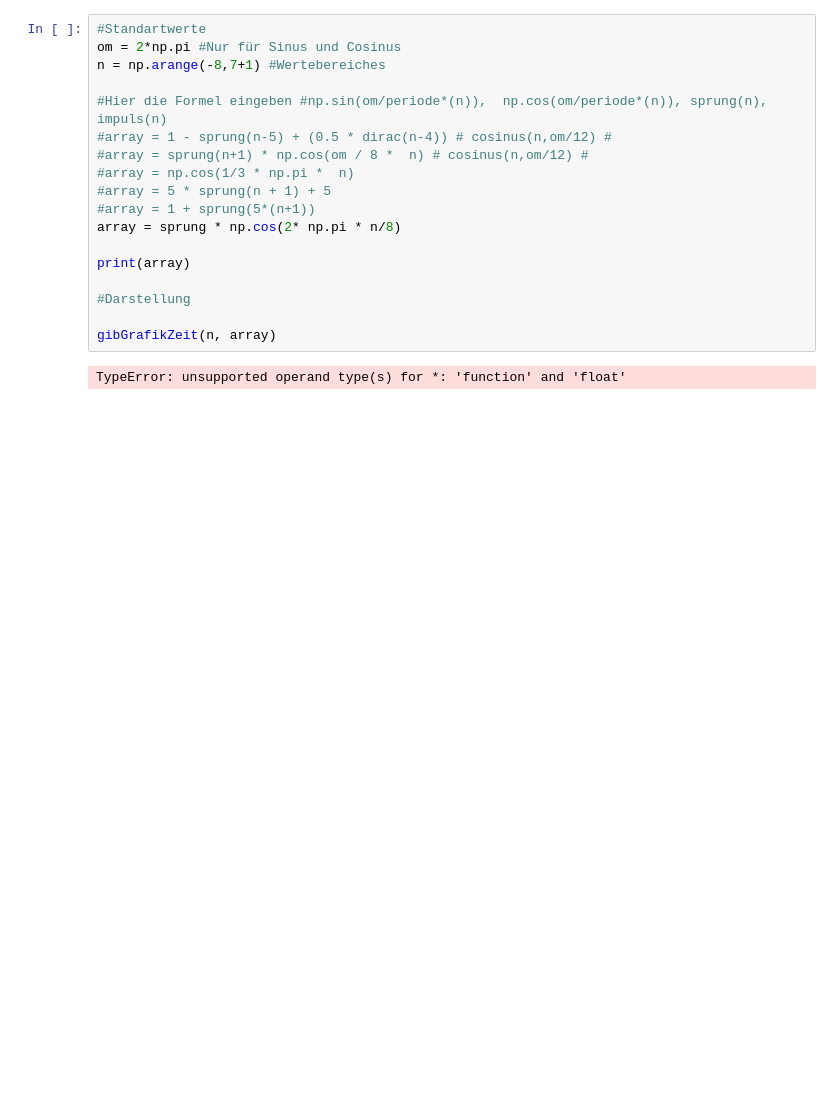
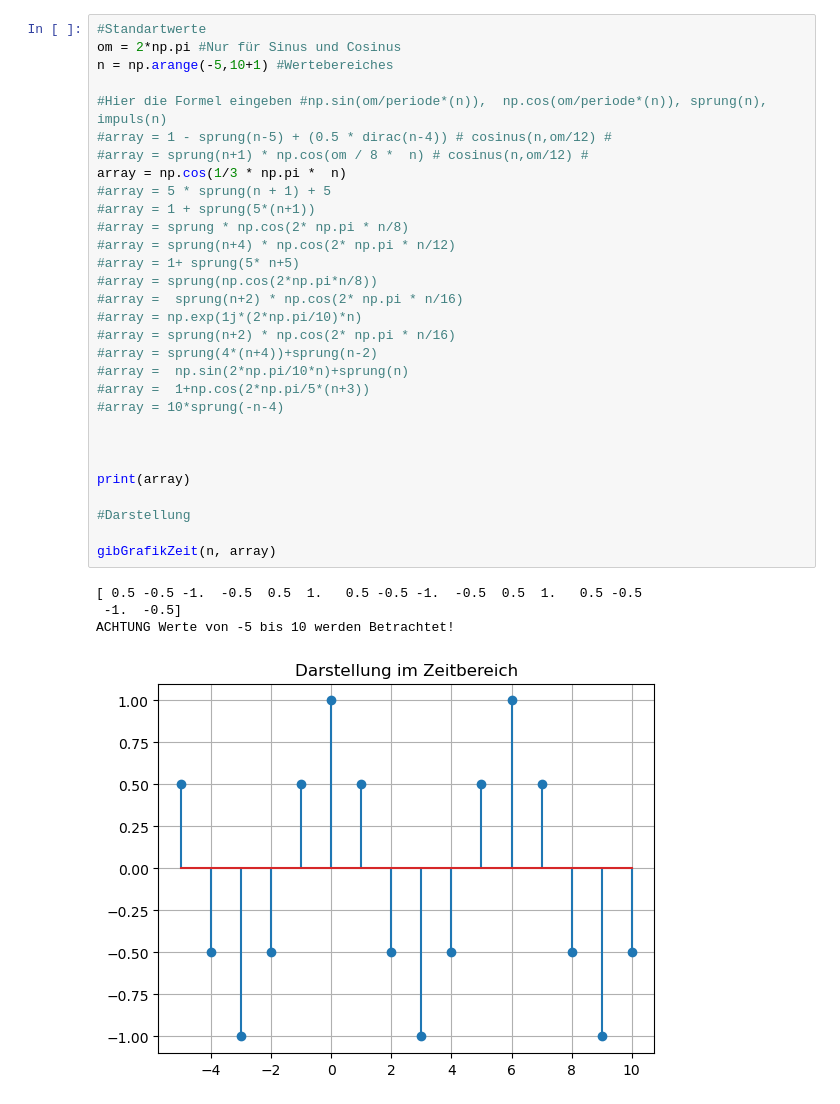
Before and after one commit to sonnii23/DigSigRep, a Jupyter notebook: digsig1/KlausurRechner/neuKlausurRechner/SignalePlotten.ipynb, the cells around one changed output. Cells and saved outputs as stored; diff of their text form; blank space fills up the shorter version.

```diff
--- a/digsig1/KlausurRechner/neuKlausurRechner/SignalePlotten.ipynb
+++ b/digsig1/KlausurRechner/neuKlausurRechner/SignalePlotten.ipynb
@@ -57,22 +57,37 @@ def exponential(n,a):
 # %%
 #Standartwerte
 om = 2*np.pi #Nur für Sinus und Cosinus
-n = np.arange(-8,7+1) #Wertebereiches
+n = np.arange(-5,10+1) #Wertebereiches
 
 #Hier die Formel eingeben #np.sin(om/periode*(n)),  np.cos(om/periode*(n)), sprung(n), impuls(n)
 #array = 1 - sprung(n-5) + (0.5 * dirac(n-4)) # cosinus(n,om/12) #
 #array = sprung(n+1) * np.cos(om / 8 *  n) # cosinus(n,om/12) #
-#array = np.cos(1/3 * np.pi *  n)
+array = np.cos(1/3 * np.pi *  n)
 #array = 5 * sprung(n + 1) + 5
 #array = 1 + sprung(5*(n+1))
-array = sprung * np.cos(2* np.pi * n/8)
+#array = sprung * np.cos(2* np.pi * n/8)
+#array = sprung(n+4) * np.cos(2* np.pi * n/12)
+#array = 1+ sprung(5* n+5)
+#array = sprung(np.cos(2*np.pi*n/8))
+#array =  sprung(n+2) * np.cos(2* np.pi * n/16)
+#array = np.exp(1j*(2*np.pi/10)*n)
+#array = sprung(n+2) * np.cos(2* np.pi * n/16)
+#array = sprung(4*(n+4))+sprung(n-2)
+#array =  np.sin(2*np.pi/10*n)+sprung(n)
+#array =  1+np.cos(2*np.pi/5*(n+3))
+#array = 10*sprung(-n-4)
+
+
 
 print(array)
 
 #Darstellung
 
 gibGrafikZeit(n, array)
 # %% [output]
-TypeError: unsupported operand type(s) for *: 'function' and 'float'
+[ 0.5 -0.5 -1.  -0.5  0.5  1.   0.5 -0.5 -1.  -0.5  0.5  1.   0.5 -0.5
+ -1.  -0.5]
+ACHTUNG Werte von -5 bis 10 werden Betrachtet!
+[figure, added]
 # %%
 n = np.arange(-2, 5+1) #achtung hier
```
Also changed, not shown: parts of 2 cells of this notebook, 2 other files.
